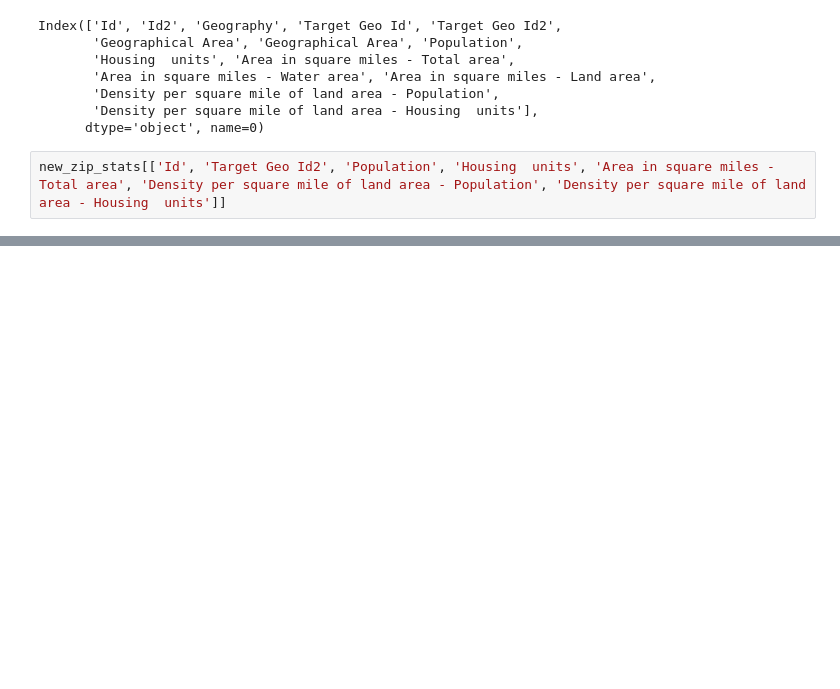
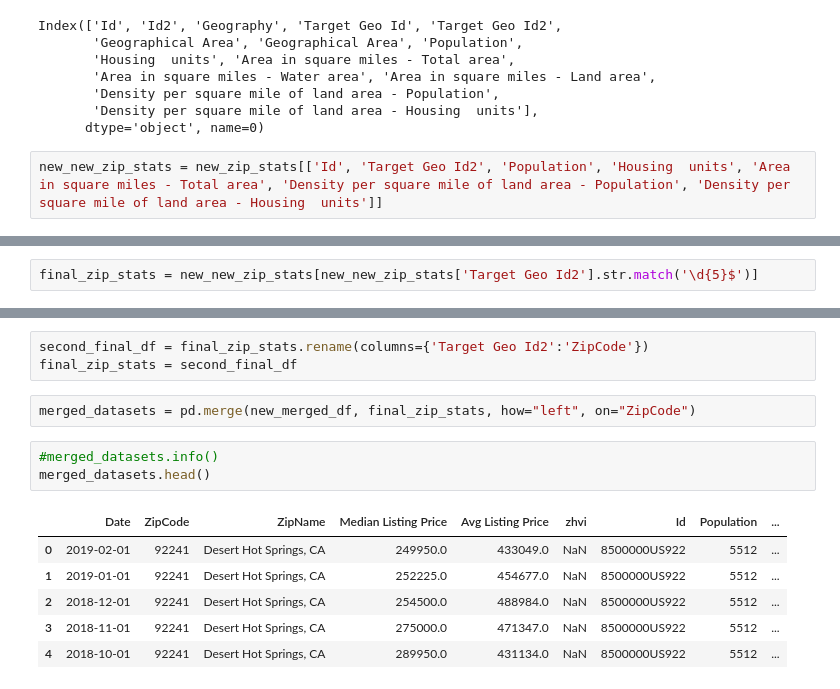
Before and after one commit to andrewboring/lexcorp-feasibility-study, a Jupyter notebook: data_assemble.ipynb, the cells around one changed output, grey strips where cells are left out. Saved outputs shown, nothing was run; the diff lists cells and outputs as text; blank space fills up the shorter version.

```diff
--- a/data_assemble.ipynb
+++ b/data_assemble.ipynb
@@ -190,4 +213,4 @@ Index(['Id', 'Id2', 'Geography', 'Target Geo Id', 'Target Geo Id2',
        'Density per square mile of land area - Housing  units'],
       dtype='object', name=0)
 # %%
-new_zip_stats[['Id', 'Target Geo Id2', 'Population', 'Housing  units', 'Area in square miles - Total area', 'Density per square mile of land area - Population', 'Density per square mile of land area - Housing  units']]
+new_new_zip_stats = new_zip_stats[['Id', 'Target Geo Id2', 'Population', 'Housing  units', 'Area in square miles - Total area', 'Density per square mile of land area - Population', 'Density per square mile of land area - Housing  units']]
@@ -212,0 +217,2 @@ new_zip_stats[['Id', 'Target Geo Id2', 'Population', 'Housing  units', 'Area in
+# %%
+final_zip_stats = new_new_zip_stats[new_new_zip_stats['Target Geo Id2'].str.match('\d{5}$')]
@@ -212,0 +229,15 @@ new_zip_stats[['Id', 'Target Geo Id2', 'Population', 'Housing  units', 'Area in
+# %%
+second_final_df = final_zip_stats.rename(columns={'Target Geo Id2':'ZipCode'})
+final_zip_stats = second_final_df
+# %%
+merged_datasets = pd.merge(new_merged_df, final_zip_stats, how="left", on="ZipCode")
+# %%
+#merged_datasets.info()
+merged_datasets.head()
+# %% [output]
+|  | Date | ZipCode | ZipName | Median Listing Price | Avg Listing Price | zhvi | Id | Population | ... |
+| 0 | 2019-02-01 | 92241 | Desert Hot Springs, CA | 249950.0 | 433049.0 | NaN | 8500000US922 | 5512 | ... |
+| 1 | 2019-01-01 | 92241 | Desert Hot Springs, CA | 252225.0 | 454677.0 | NaN | 8500000US922 | 5512 | ... |
+| 2 | 2018-12-01 | 92241 | Desert Hot Springs, CA | 254500.0 | 488984.0 | NaN | 8500000US922 | 5512 | ... |
+| 3 | 2018-11-01 | 92241 | Desert Hot Springs, CA | 275000.0 | 471347.0 | NaN | 8500000US922 | 5512 | ... |
+| 4 | 2018-10-01 | 92241 | Desert Hot Springs, CA | 289950.0 | 431134.0 | NaN | 8500000US922 | 5512 | ... |
```
Also changed, not shown: parts of 22 cells of this notebook, 1 other file.
